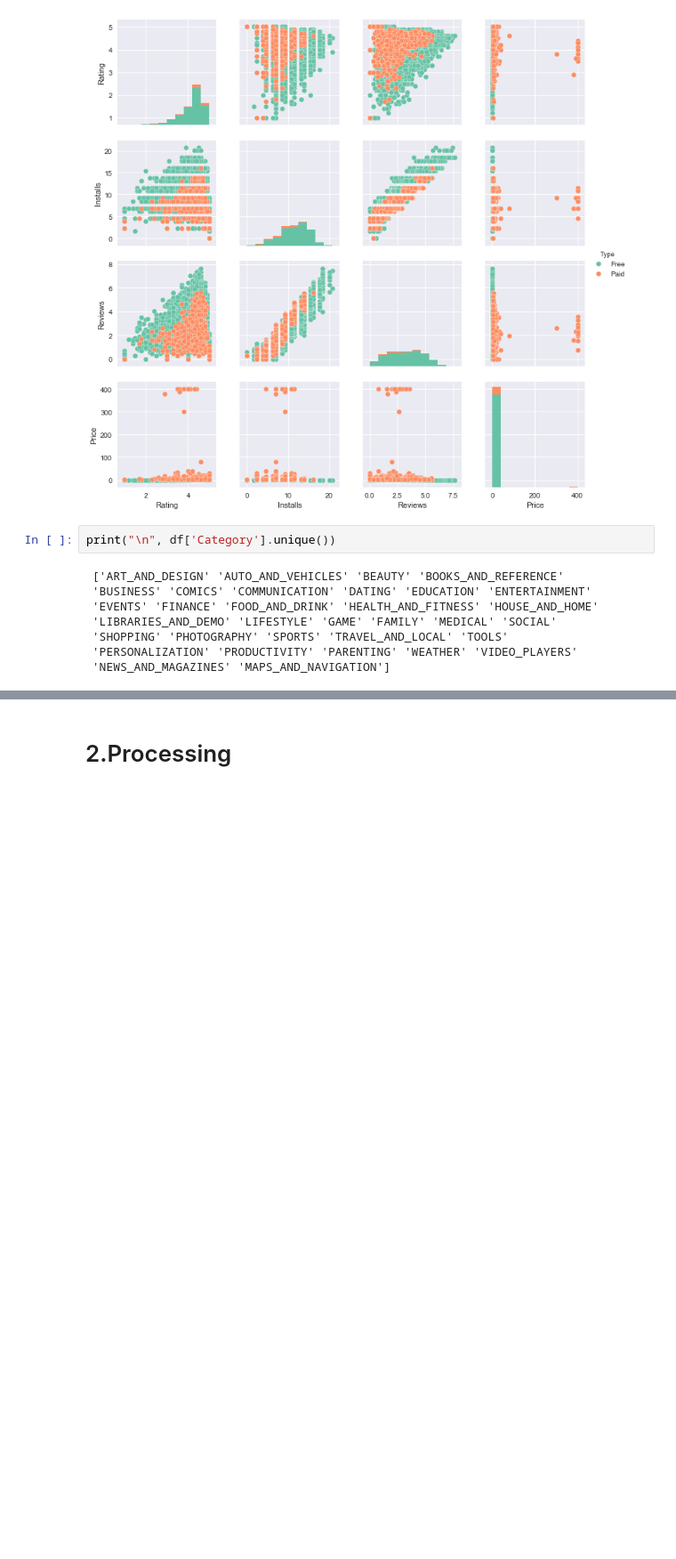
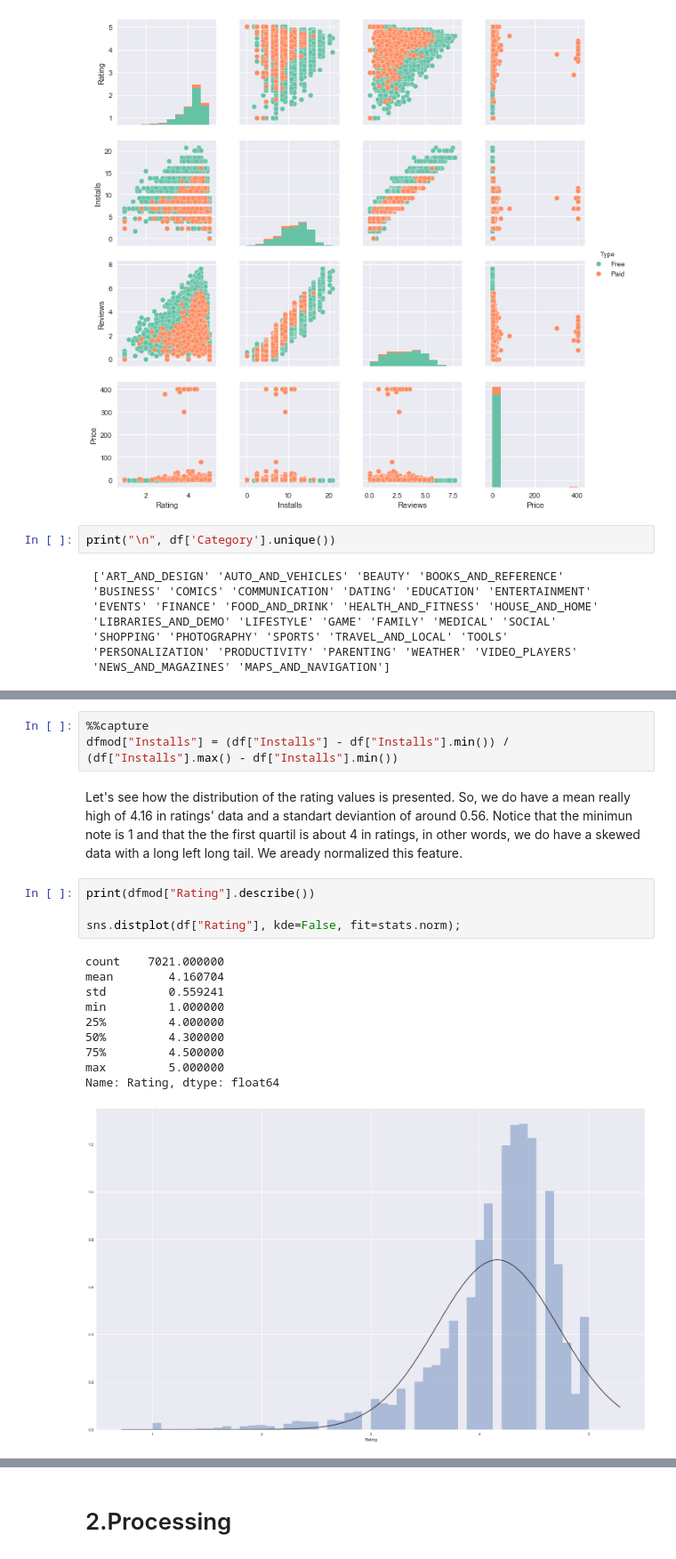
Before and after one commit to marco-olimpio/ufrn, a Jupyter notebook: IMD0104 - PROGRAMAÇÃO ORIENTADA A OBJETOS E MAPEAMENTO OBJETO-RELACIONAL/assignments/3/IMD0104 - TerceiraUnidade.ipynb, the cells around one changed output, grey strips where cells are left out. Shown: that part at 89% size. Cells and saved outputs as stored; diff of their text form; blank space fills up the shorter version.

```diff
--- a/IMD0104 - PROGRAMAÇÃO ORIENTADA A OBJETOS E MAPEAMENTO OBJETO-RELACIONAL/assignments/3/IMD0104 - TerceiraUnidade.ipynb
+++ b/IMD0104 - PROGRAMAÇÃO ORIENTADA A OBJETOS E MAPEAMENTO OBJETO-RELACIONAL/assignments/3/IMD0104 - TerceiraUnidade.ipynb
@@ -268,0 +302,20 @@ In this very first part of data analysis the assignment requested for three sort
+# %%
+%%capture
+dfmod["Installs"] = (df["Installs"] - df["Installs"].min()) / (df["Installs"].max() - df["Installs"].min())
+# %% [markdown]
+Let's see how the distribution of the rating values is presented. So, we do have a mean really high of 4.16 in ratings' data and a standart deviantion of around 0.56. Notice that the minimun note is 1 and that the the first quartil is about 4 in ratings, in other words, we do have a skewed data with a long left long tail. We aready normalized this feature.
+# %%
+print(dfmod["Rating"].describe())
+
+sns.distplot(df["Rating"], kde=False, fit=stats.norm);
+# %% [output]
+count    7021.000000
+mean        4.160704
+std         0.559241
+min         1.000000
+25%         4.000000
+50%         4.300000
+75%         4.500000
+max         5.000000
+Name: Rating, dtype: float64
+[figure, added]
```
Also changed, not shown: parts of 34 cells of this notebook.
